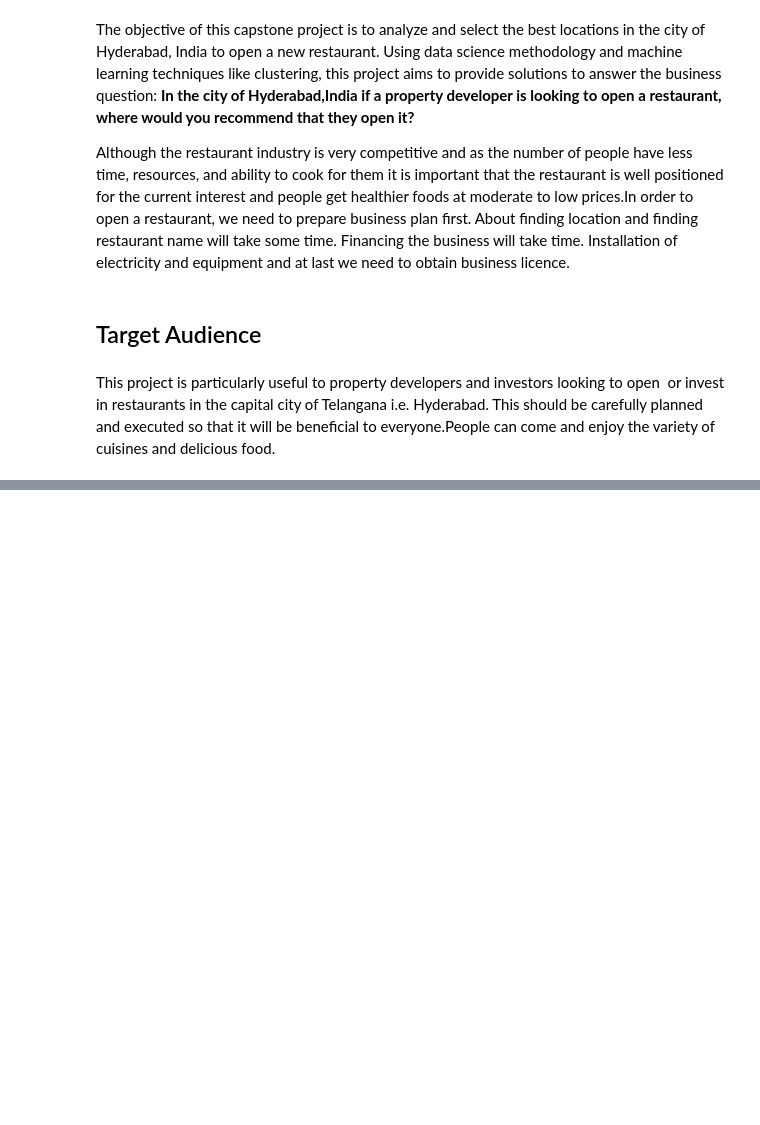
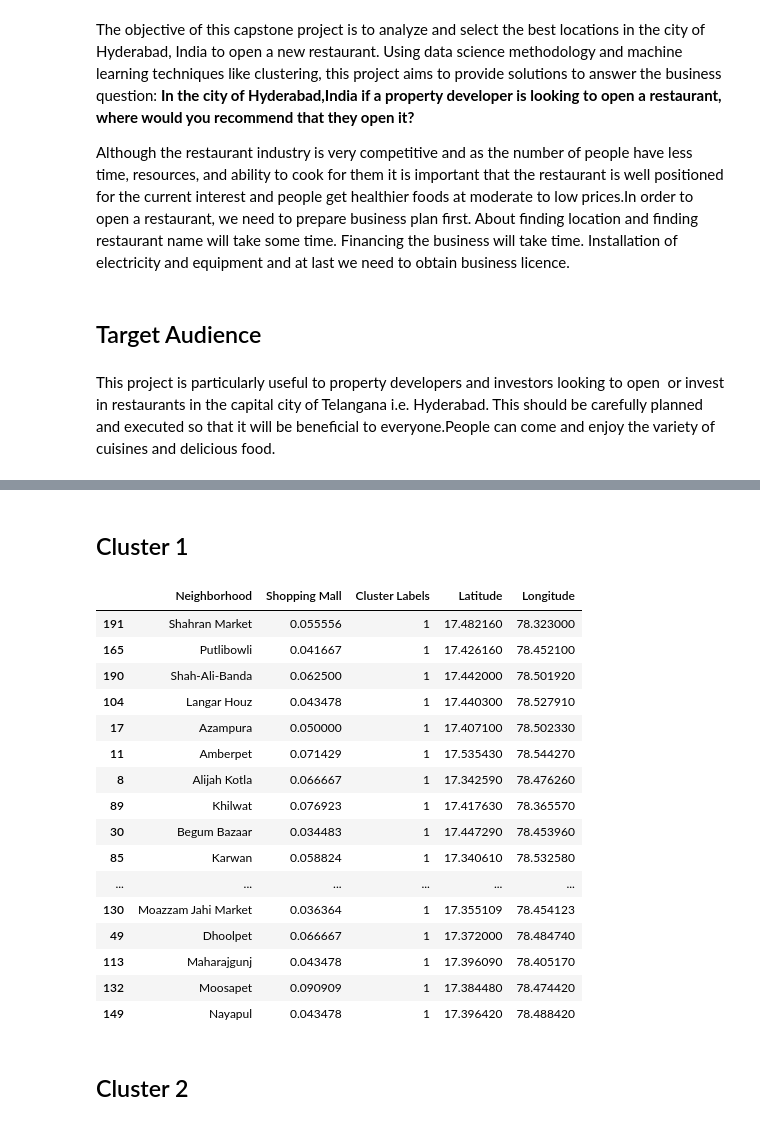
Before and after one commit to Rithik37/Data-Science-Capstone-Project, a Jupyter notebook: Capstone4.ipynb, the cells around one changed output, grey strips where cells are left out. Drawn from its saved outputs; the diff is of its cells as text; code cells hidden in the pictures; blank space fills up the shorter version.

```diff
--- a/Capstone4.ipynb
+++ b/Capstone4.ipynb
@@ -20,0 +513,24 @@ This project is particularly useful to property developers and investors looking
+# %% [markdown]
+<h2>Cluster 1</h2>
+# %%
+kl_merged.loc[kl_merged['Cluster Labels'] == 1]
+# %% [output]
+|  | Neighborhood | Shopping Mall | Cluster Labels | Latitude | Longitude |
+| 191 | Shahran Market | 0.055556 | 1 | 17.482160 | 78.323000 |
+| 165 | Putlibowli | 0.041667 | 1 | 17.426160 | 78.452100 |
+| 190 | Shah-Ali-Banda | 0.062500 | 1 | 17.442000 | 78.501920 |
+| 104 | Langar Houz | 0.043478 | 1 | 17.440300 | 78.527910 |
+| 17 | Azampura | 0.050000 | 1 | 17.407100 | 78.502330 |
+| 11 | Amberpet | 0.071429 | 1 | 17.535430 | 78.544270 |
+| 8 | Alijah Kotla | 0.066667 | 1 | 17.342590 | 78.476260 |
+| 89 | Khilwat | 0.076923 | 1 | 17.417630 | 78.365570 |
+| 30 | Begum Bazaar | 0.034483 | 1 | 17.447290 | 78.453960 |
+| 85 | Karwan | 0.058824 | 1 | 17.340610 | 78.532580 |
+| ... | ... | ... | ... | ... | ... |
+| 130 | Moazzam Jahi Market | 0.036364 | 1 | 17.355109 | 78.454123 |
+| 49 | Dhoolpet | 0.066667 | 1 | 17.372000 | 78.484740 |
+| 113 | Maharajgunj | 0.043478 | 1 | 17.396090 | 78.405170 |
+| 132 | Moosapet | 0.090909 | 1 | 17.384480 | 78.474420 |
+| 149 | Nayapul | 0.043478 | 1 | 17.396420 | 78.488420 |
+# %% [markdown]
+<h2>Cluster 2</h2>
```
Also changed, not shown: parts of 50 cells of this notebook.
